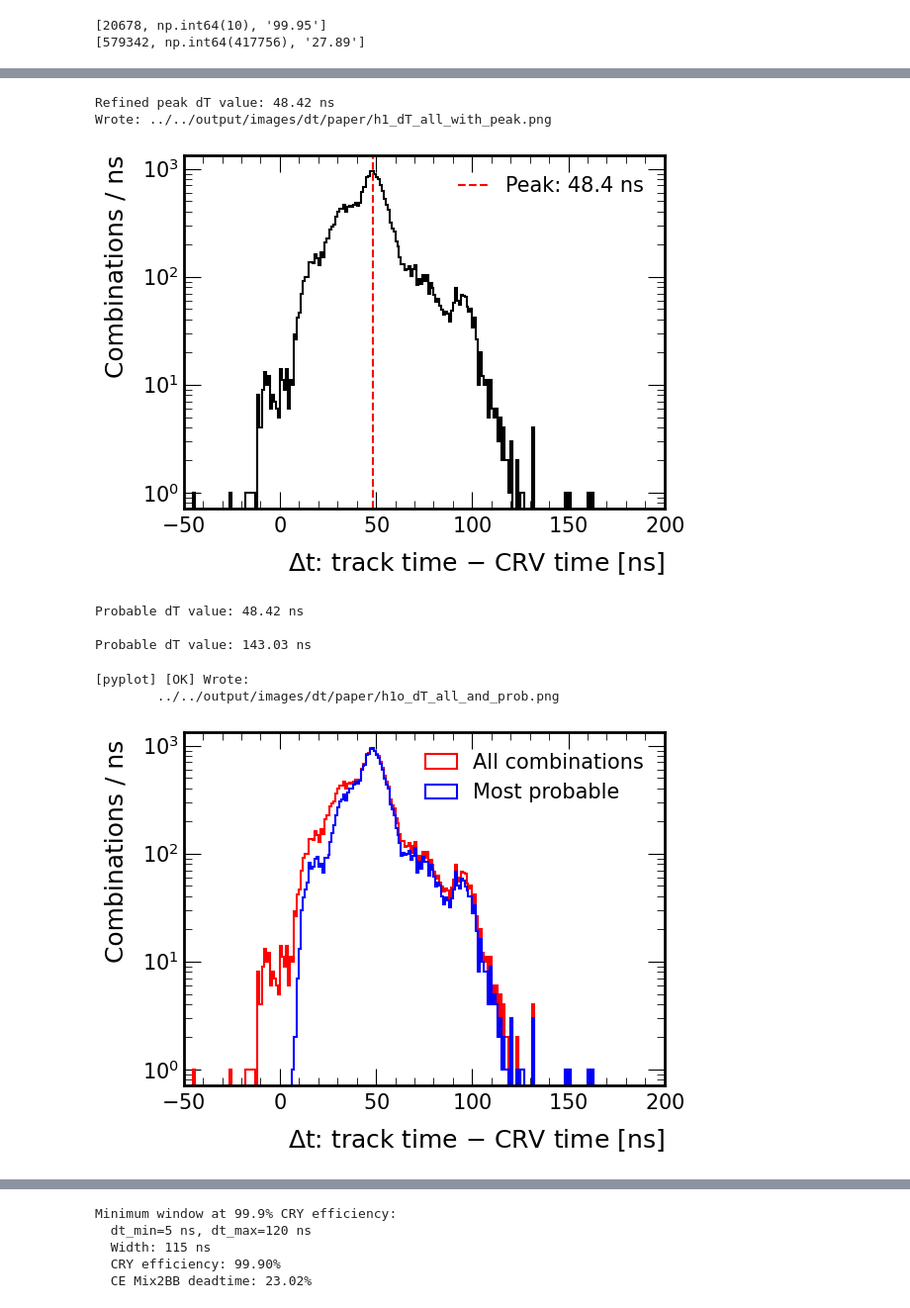
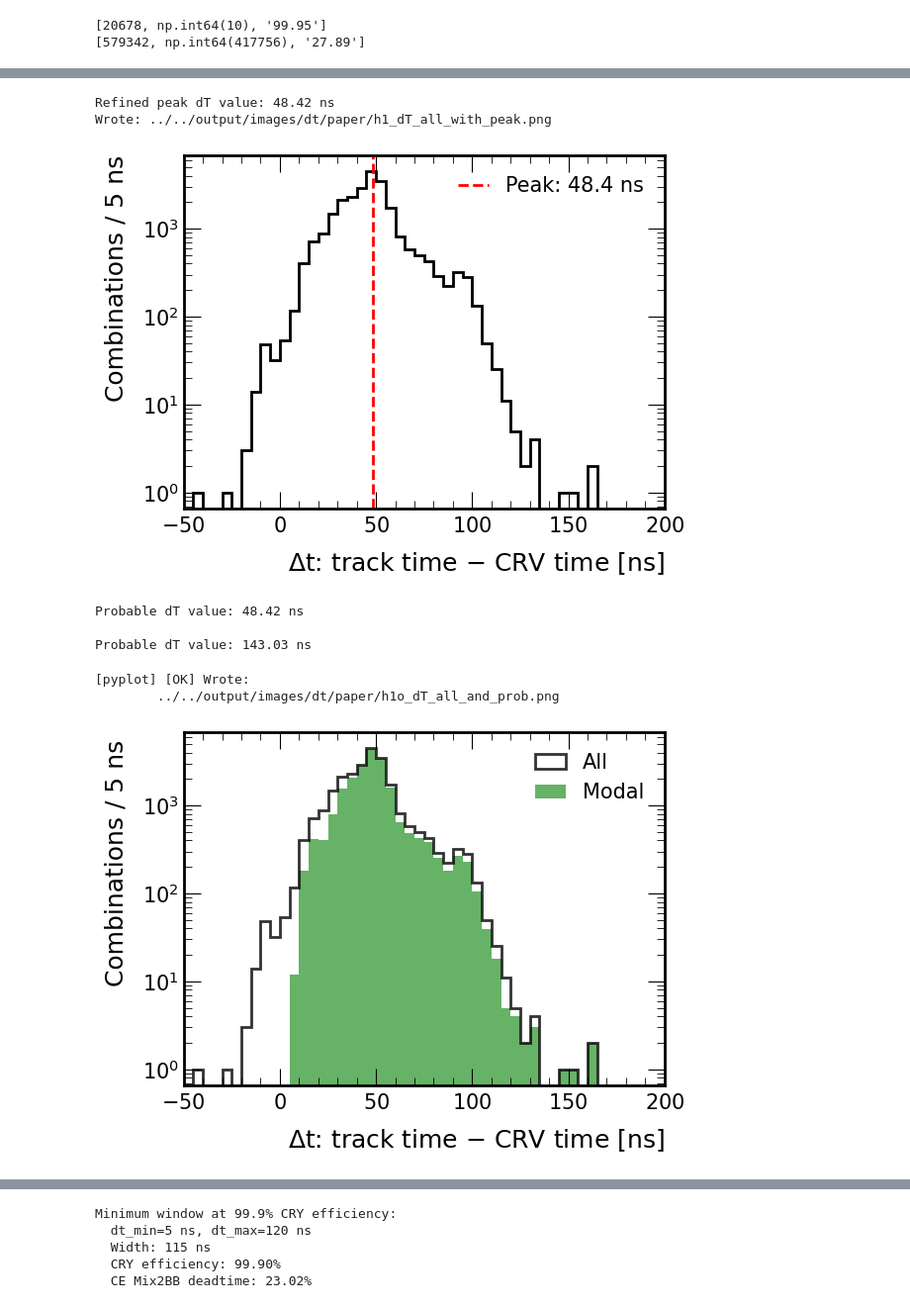
Before and after one commit to sam-grant/mu2e-cosmic, a Jupyter notebook: notebooks/dT/dt_optimisation.ipynb, the cells around one changed output, grey strips where cells are left out. Shown at 99% size. Drawn from its saved outputs; the diff is of its cells as text; code cells hidden in the pictures.

```diff
--- a/notebooks/dT/dt_optimisation.ipynb
+++ b/notebooks/dT/dt_optimisation.ipynb
@@ -210,23 +216,24 @@ print(f"\nRefined peak dT value: {fine_peak_dT:.2f} ns")
 
 fig, ax = plt.subplots() # 1, 2, figsize=(2*6.4, 4.8))
 
+styles = {"linecolor": "black", "linewidth" : "2"}
+
 plotter.plot_1D(
     dT_values,
-    nbins=250,
+    nbins=50,
     xmin=-50,
     xmax=200,
     xlabel=r"$\Delta t$: track time $-$ CRV time [ns]",
-    ylabel="Combinations / ns",
+    ylabel="Combinations / 5 ns",
     ax=ax,
     show=False,
     log_y=True,
+    styles=styles
 )
 
-ax.axvline(fine_peak_dT, color='red', linestyle='--', linewidth=1.5, label=f'Peak: {fine_peak_dT:.1f} ns')
+ax.axvline(fine_peak_dT, color='red', linestyle='--', linewidth=2, label=f'Peak: {fine_peak_dT:.1f} ns')
 ax.legend()
 plt.tight_layout()
-img_base_path = Path(f"../../output/images/dt/paper/")
-img_base_path.mkdir(exist_ok=True, parents=True)
 out_name = img_base_path / "h1_dT_all_with_peak.png"
 fig.savefig(out_name, dpi=300)
 print(f"Wrote: {out_name}")
@@ -234,7 +241,7 @@ plt.show()
 # %% [output]
 Refined peak dT value: 48.42 ns
 Wrote: ../../output/images/dt/paper/h1_dT_all_with_peak.png
-[figure, old version]
+[figure, new version]
 # %%
 def get_prob_dT(df, name="prob_dT"):
     """Get the dT value closest to the peak."""
@@ -275,32 +282,50 @@ Probable dT value: 143.03 ns
 # %%
 ## Just for completeness
 # fig, ax = plt.subplots(1, 2, figsize=(2*6.4, 4.8))
 
 # Plot both distributions
 dT = df_cry['dT'].values
 dt_prob = df_cry['prob_dT'].values
 # drop duplicates
 dt_prob = df_cry.drop_duplicates(subset=['event', 'subrun'])['prob_dT'].values
 
+styles = {
+
+
+    "All" : {"color": "black", "histtype": "step", "alpha": 0.8, "linewidth": "2"},
+    "Modal" : {"color": "green", "histtype": "stepfilled", "alpha": 0.6},
+}
+
+# styles = {
+#     "All":   {"color": "black", "histtype": "step", "alpha": 0.65, "linestyle": ":"},
+#     "Modal": {"color": "blue", "histtype": "stepfilled", "alpha": 0.45},
+# }
+# styles = {
+#     "All":   {"color": "#121212", "histtype": "step", "alpha": 0.8, "linestyle": ":"},
+#     "Modal": {"color": "#C41E3A", "histtype": "stepfilled", "alpha": 0.45},
+# }
+
+
 plotter.plot_1D_overlay(
     {
-        "All combinations": dT,
-        "Most probable": dt_prob
+        "All": dT,
+        "Modal": dt_prob
     },
-    nbins=250,
+    nbins=50,
     xmin=-50,
     xmax=200,
     xlabel=r"$\Delta t$: track time $-$ CRV time [ns]",
-    ylabel="Combinations / ns ",
+    ylabel="Combinations / 5 ns ",
     # ax=ax,
     show=True,
     log_y=True,
-    out_path = img_base_path / "h1o_dT_all_and_prob.png"
+    out_path = img_base_path / "h1o_dT_all_and_prob.png",
+    styles=styles
 )
 # %% [output]
 [pyplot] [OK] Wrote:
         ../../output/images/dt/paper/h1o_dT_all_and_prob.png
-[figure, old version]
+[figure, new version]
 # %%
 # Scan timing window ranges
 print("Scanning timing windows...")
```
Also changed, not shown: parts of 6 cells of this notebook.
